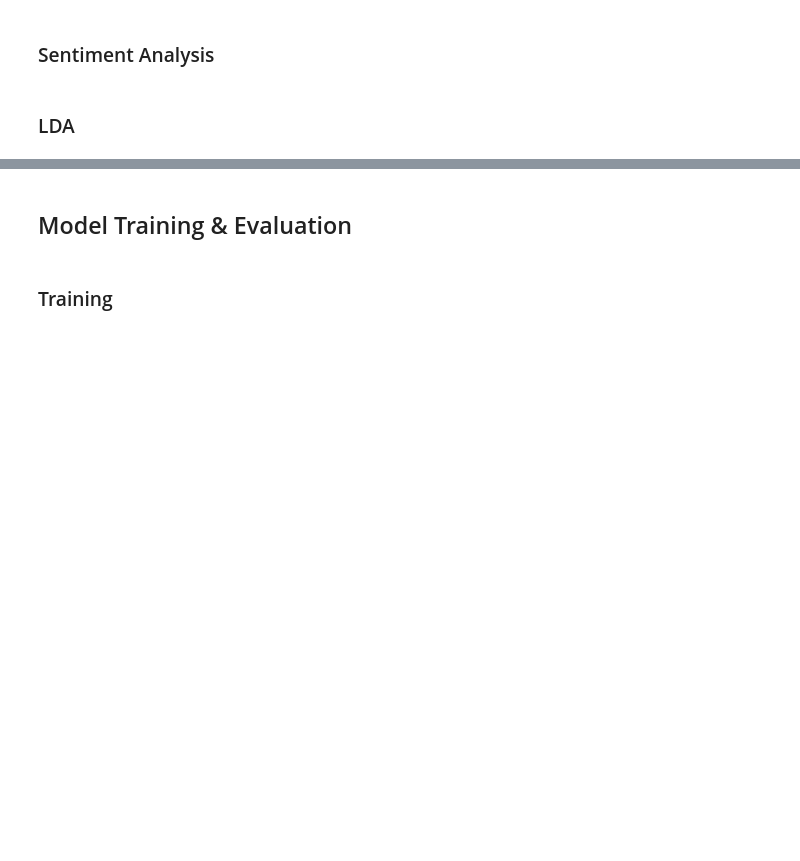
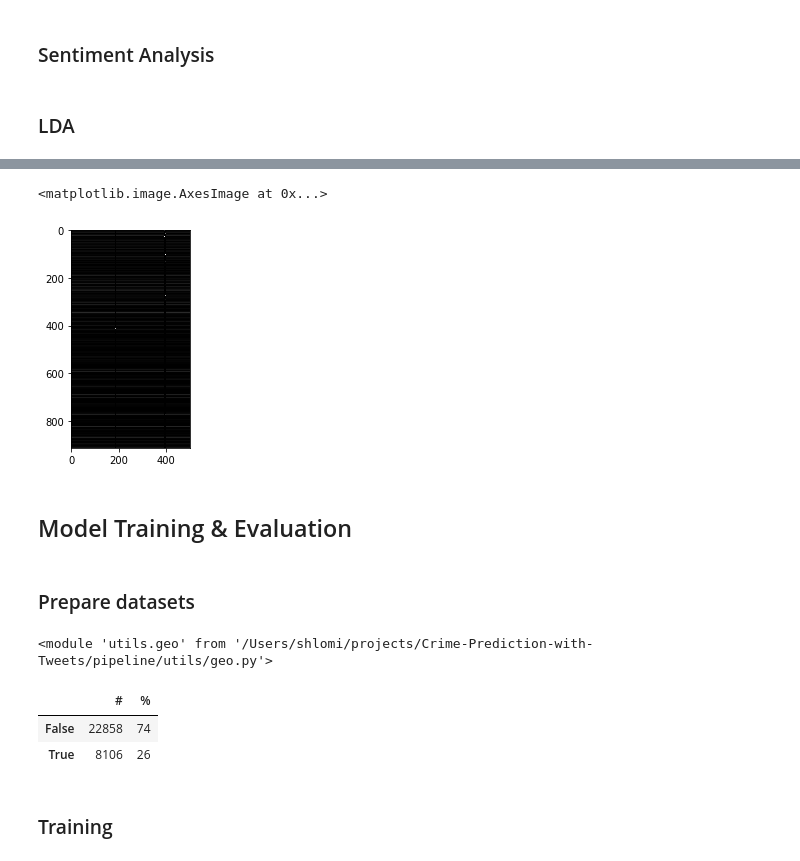
Before and after one commit to kstrauch94/Crime-Prediction-with-Tweets, a Jupyter notebook: pipeline/Pipeline.ipynb, the cells around one changed output, grey strips where cells are left out. Drawn from its saved outputs; the diff is of its cells as text; code cells hidden in the pictures; blank space fills up the shorter version.

```diff
--- a/pipeline/Pipeline.ipynb
+++ b/pipeline/Pipeline.ipynb
@@ -197,4 +117,6 @@ tweets_data['tokens'] = tweets_data['text'].apply(tokenizeRawTweetText)
 # %%
-docs_groupby = tweets_data.groupby(('cell_index', 'latitude_index', 'longitude_index'))
-docs = docs_groupby['tokens'].apply(lambda r : list(r))
-docs = docs.sort_index()
+def generate_tweets_docs(tweets_data):
+    tweet_docs_groupby = tweets_data.groupby(('latitude_index', 'longitude_index'))
+    tweet_docs = tweet_docs_groupby['tokens'].apply(lambda r : list(r)).apply(lambda r: sum(r, []))
+    tweet_docs = tweet_docs.sort_index()
+    return tweet_docs
@@ -359,0 +217,2 @@ lda.get_params()
+# %%
+tweets_lda_model, doc_topics, tweets_vocabulary = train_LDA_model(tweet_docs.tolist())
@@ -360,4 +255,27 @@ lda.get_params()
+# %%
+plt.imshow(doc_topics/doc_topics.max(axis=0), cmap='gray')
+# %% [output]
+<matplotlib.image.AxesImage at 0x...>
+[figure, added]
 # %% [markdown]
 ## Model Training & Evaluation
+# %% [markdown]
+### Prepare datasets
+# %%
+import imp
+import utils.consts
+imp.reload(utils.consts)
+import utils.geo
+imp.reload(utils.geo)
+# %% [output]
+<module 'utils.geo' from '/Users/shlomi/projects/Crime-Prediction-with-Tweets/pipeline/utils/geo.py'>
+# %%
+train_crime_stats = pd.concat({'#': train_dataset['crime'].value_counts()}, axis=1)
+train_crime_stats['%'] = ((train_crime_stats['#'] / train_crime_stats['#'].sum()) * 100).round().astype(int)
+train_crime_stats
+# %% [output]
+|  | # | % |
+| False | 22858 | 74 |
+| True | 8106 | 26 |
 # %% [markdown]
 ### Training
```
Also changed, not shown: parts of 89 cells of this notebook.
